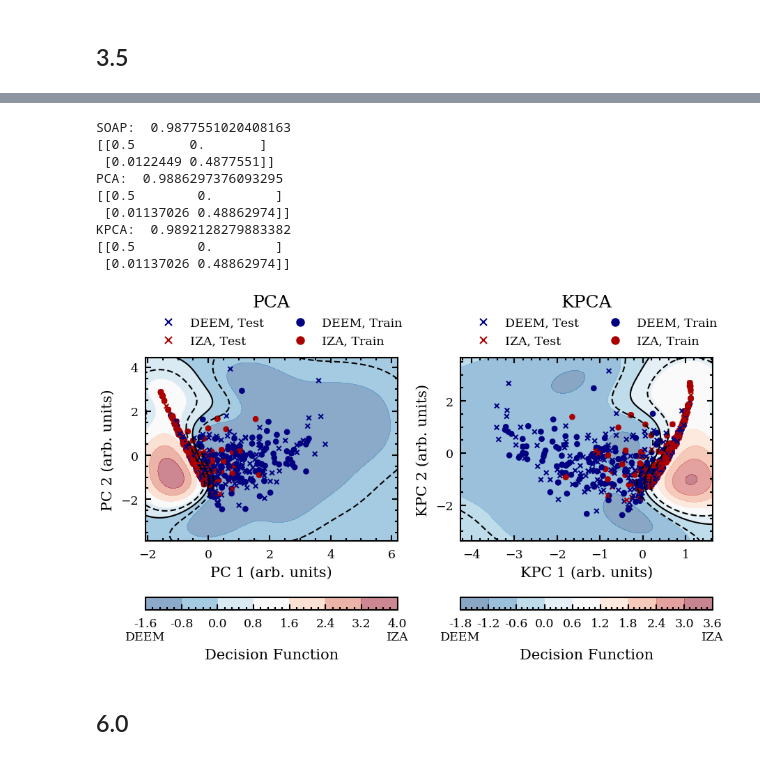
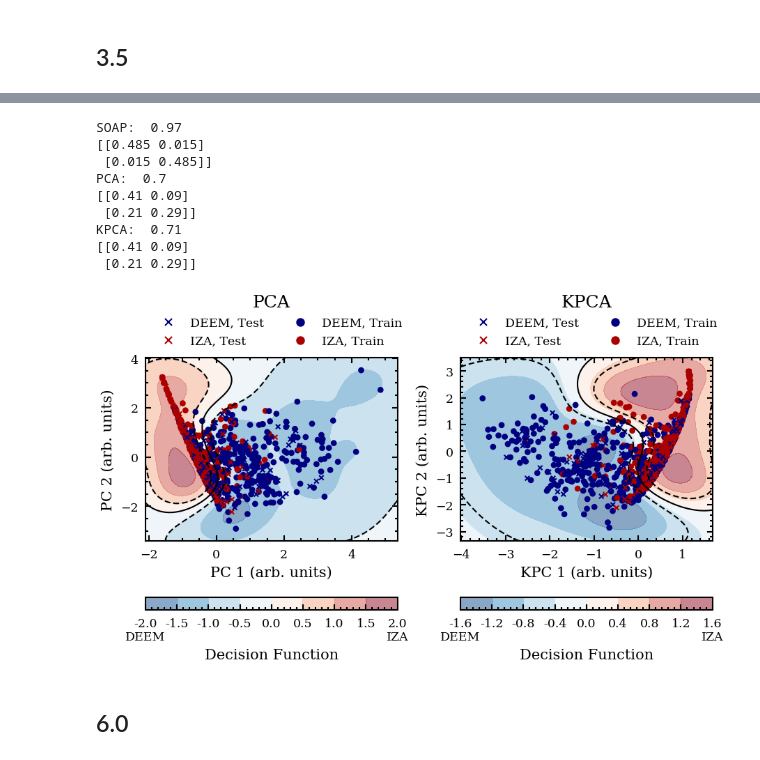
Before and after one commit to bhelfrecht/zeolites_iza-deem, a Jupyter notebook: Scripts/DEEM-IZA.ipynb, the cells around one changed output, grey strips where cells are left out. Cells and saved outputs as stored; diff of their text form; code cells hidden in the pictures.

```diff
--- a/Scripts/DEEM-IZA.ipynb
+++ b/Scripts/DEEM-IZA.ipynb
@@ -132,8 +205,10 @@ plt.show()
 # KPCA Plots
 # %%
 # Load PCA data for IZA and DEEM (3.5 A SOAP cutoff)
-pcaDEEM = np.load('../Processed_Data/DEEM_1k/PCA/3.5/kpca-0.npy')
-pcaIZA = np.load('../Processed_Data/IZAonDEEM_1k/PCA/3.5/kpca_proj.npy')
+udxs_DEEM_KPCA_3 = fps_unique('../Processed_Data/DEEM_1k/PCA/3.5/FPS-uKPCA.idxs')
+udxs_IZA_KPCA_3 = fps_unique('../Processed_Data/IZAonDEEM_1k/PCA/3.5/FPS-uKPCA.idxs')
+pcaDEEM = np.load('../Processed_Data/DEEM_1k/PCA/3.5/kpca-0.npy')[udxs_DEEM_KPCA_3, :]
+pcaIZA = np.load('../Processed_Data/IZAonDEEM_1k/PCA/3.5/kpca_proj.npy')[udxs_IZA_KPCA_3, :]
 
 ### 2D PCA ###
 
@@ -412,49 +498,52 @@ def tabulate(predicted, true):
 
 # SOAP
 svc_SOAP = SVC(C=1.0, kernel='rbf', gamma='auto', decision_function_shape='ovr')
-svc_SOAP.fit(SOAP_train, train_labels)
-SOAP_score = svc_SOAP.score(SOAP_test, test_labels)
+svc_SOAP.fit(SOAP_train, train_labels_SOAP)
+SOAP_score = svc_SOAP.score(SOAP_test, test_labels_SOAP)
 SOAP_labels = svc_SOAP.predict(SOAP_test)
-n_samples, m_SOAP = tabulate(SOAP_labels, test_labels)
+n_samples, m_SOAP = tabulate(SOAP_labels, test_labels_SOAP)
 print "SOAP: ", SOAP_score
 print m_SOAP
 
 # PCA
-n_PCA = 50
+n_PCA = 2
 svc_PCA = SVC(C=1.0, kernel='rbf', gamma='auto', decision_function_shape='ovr')
-svc_PCA.fit(PCA_train[:, 0:n_PCA], train_labels)
-PCA_score = svc_PCA.score(PCA_test[:, 0:n_PCA], test_labels)
+svc_PCA.fit(PCA_train[:, 0:n_PCA], train_labels_PCA)
+PCA_score = svc_PCA.score(PCA_test[:, 0:n_PCA], test_labels_PCA)
 PCA_labels = svc_PCA.predict(PCA_test[:, 0:n_PCA])
-n_samples, m_PCA = tabulate(PCA_labels, test_labels)
+n_samples, m_PCA = tabulate(PCA_labels, test_labels_PCA)
 print "PCA: ", PCA_score
 print m_PCA
 
 # KPCA
-n_KPCA = 50
+n_KPCA = 2
 svc_KPCA = SVC(C=1.0, kernel='rbf', gamma='auto', decision_function_shape='ovr')
-svc_KPCA.fit(KPCA_train[:, 0:n_KPCA], train_labels)
-KPCA_score = svc_KPCA.score(KPCA_test[:, 0:n_KPCA], test_labels)
+svc_KPCA.fit(KPCA_train[:, 0:n_KPCA], train_labels_KPCA)
+KPCA_score = svc_KPCA.score(KPCA_test[:, 0:n_KPCA], test_labels_KPCA)
 KPCA_labels = svc_KPCA.predict(KPCA_test[:, 0:n_KPCA])
-n_samples, m_KPCA = tabulate(KPCA_labels, test_labels)
+n_samples, m_KPCA = tabulate(KPCA_labels, test_labels_KPCA)
 print "KPCA: ", KPCA_score
 print m_PCA
 # %% [output]
-SOAP:  0.9877551020408163
-[[0.5       0.       ]
- [0.0122449 0.4877551]]
-PCA:  0.9886297376093295
-[[0.5        0.        ]
- [0.01137026 0.48862974]]
-KPCA:  0.9892128279883382
-[[0.5        0.        ]
- [0.01137026 0.48862974]]
+SOAP:  0.97
+[[0.485 0.015]
+ [0.015 0.485]]
+PCA:  0.7
+[[0.41 0.09]
+ [0.21 0.29]]
+KPCA:  0.71
+[[0.41 0.09]
+ [0.21 0.29]]
 # %%
 fig = plt.figure(figsize=(7.0, 3.5))
 axs_PCA = fig.add_subplot(1, 2, 1)
 axs_KPCA = fig.add_subplot(1, 2, 2)
 
-colors_train = [colorList[1] if x == 'IZA' else colorList[2] for x in train_labels]
-colors_test = [colorList[1] if x == 'IZA' else colorList[2] for x in test_labels]
+colors_train_PCA = [colorList[1] if x == 'IZA' else colorList[2] for x in train_labels_PCA]
+colors_test_PCA = [colorList[1] if x == 'IZA' else colorList[2] for x in test_labels_PCA]
+
+colors_train_KPCA = [colorList[1] if x == 'IZA' else colorList[2] for x in train_labels_KPCA]
+colors_test_KPCA = [colorList[1] if x == 'IZA' else colorList[2] for x in test_labels_KPCA]
 
 PCA_min_x = np.amin(np.concatenate((PCA_train, PCA_test))[:, 0])
 PCA_min_y = np.amin(np.concatenate((PCA_train, PCA_test))[:, 1])
@@ -480,13 +569,13 @@ df_KPCA = np.reshape(df_KPCA, KPCA_xx.shape)
 
 contour_PCA = axs_PCA.contourf(PCA_xx, PCA_yy, df_PCA, cmap='RdBu_r', alpha=0.5)
 axs_PCA.contour(PCA_xx, PCA_yy, df_PCA, colors='k', levels=(-0.5, 0.0, 0.5), linestyles=('--', '-', '--'))
-axs_PCA.scatter(PCA_train[::10, 0], PCA_train[::10, 1], marker='o', c=colors_train[::10], s=10)
-axs_PCA.scatter(PCA_test[::10, 0], PCA_test[::10, 1], marker='x', c=colors_test[::10], s=10)
+axs_PCA.scatter(PCA_train[:, 0], PCA_train[:, 1], marker='o', c=colors_train_PCA[:], s=10)
+axs_PCA.scatter(PCA_test[:, 0], PCA_test[:, 1], marker='x', c=colors_test_PCA[:], s=10)
 
 contour_KPCA = axs_KPCA.contourf(KPCA_xx, KPCA_yy, df_KPCA, cmap='RdBu_r', alpha=0.5)
 axs_KPCA.contour(KPCA_xx, KPCA_yy, df_KPCA, colors='k', levels=(-0.5, 0.0, 0.5), linestyles=('--', '-', '--'))
-axs_KPCA.scatter(KPCA_train[::10, 0], KPCA_train[::10, 1], marker='o', c=colors_train[::10], s=10)
-axs_KPCA.scatter(KPCA_test[::10, 0], KPCA_test[::10, 1], marker='x', c=colors_test[::10], s=10)
+axs_KPCA.scatter(KPCA_train[:, 0], KPCA_train[:, 1], marker='o', c=colors_train_KPCA[:], s=10)
+axs_KPCA.scatter(KPCA_test[:, 0], KPCA_test[:, 1], marker='x', c=colors_test_KPCA[:], s=10)
 
 axs_PCA.set_xlabel('PC 1 (arb. units)')
 axs_PCA.set_ylabel('PC 2 (arb. units)')
@@ -505,33 +594,33 @@ ored = mpllines.Line2D([], [], color=colorList[1], marker='o',
 
 axs_PCA.legend(handles=(xblue, xred, oblue, ored), loc='lower left',
                bbox_to_anchor=(0.0, 1.0), ncol=2)
 axs_KPCA.legend(handles=(xblue, xred, oblue, ored), loc='lower left',
                bbox_to_anchor=(0.0, 1.0), ncol=2)
 
 axs_PCA.set_title('PCA', pad=35)
 axs_KPCA.set_title('KPCA', pad=35)
 
 cb_PCA = fig.colorbar(contour_PCA, ax=axs_PCA, orientation='horizontal',
                       pad=0.2, label='Decision Function')
 cb_KPCA = fig.colorbar(contour_KPCA, ax=axs_KPCA, orientation='horizontal',
                       pad=0.2, label='Decision Function')
 
 cb_PCA_ticks = ['%.1f' % i for i in cb_PCA.get_ticks()]
 cb_PCA_ticks[0] = cb_PCA_ticks[0] + '\nDEEM'
 cb_PCA_ticks[-1] = cb_PCA_ticks[-1] + '\nIZA'
 cb_PCA.set_ticklabels(cb_PCA_ticks)
 
 cb_KPCA_ticks = ['%.1f' % i for i in cb_KPCA.get_ticks()]
 cb_KPCA_ticks[0] = cb_KPCA_ticks[0] + '\nDEEM'
 cb_KPCA_ticks[-1] = cb_KPCA_ticks[-1] + '\nIZA'
 cb_KPCA.set_ticklabels(cb_KPCA_ticks)
 
 fig.subplots_adjust(wspace=0.25)
 
 fig.savefig('../Results/DEEM_1k/svm_IZAonDEEM_3.5.png', bbox_inches='tight')
 
 plt.show()
 # %% [output]
-[figure, old version]
+[figure, new version]
 # %% [markdown]
 ## 6.0
```
Also changed, not shown: parts of 30 cells of this notebook, 16 other files.
